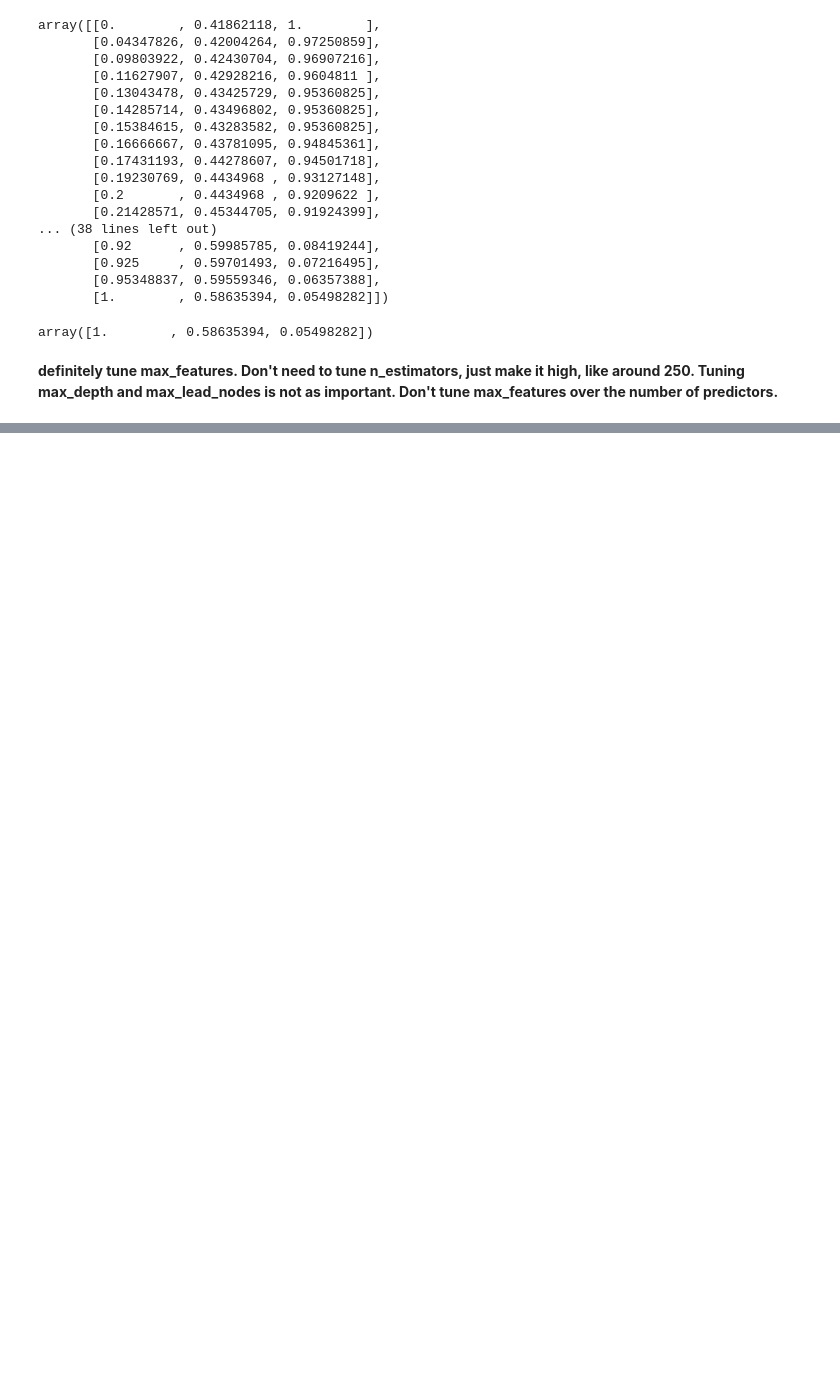
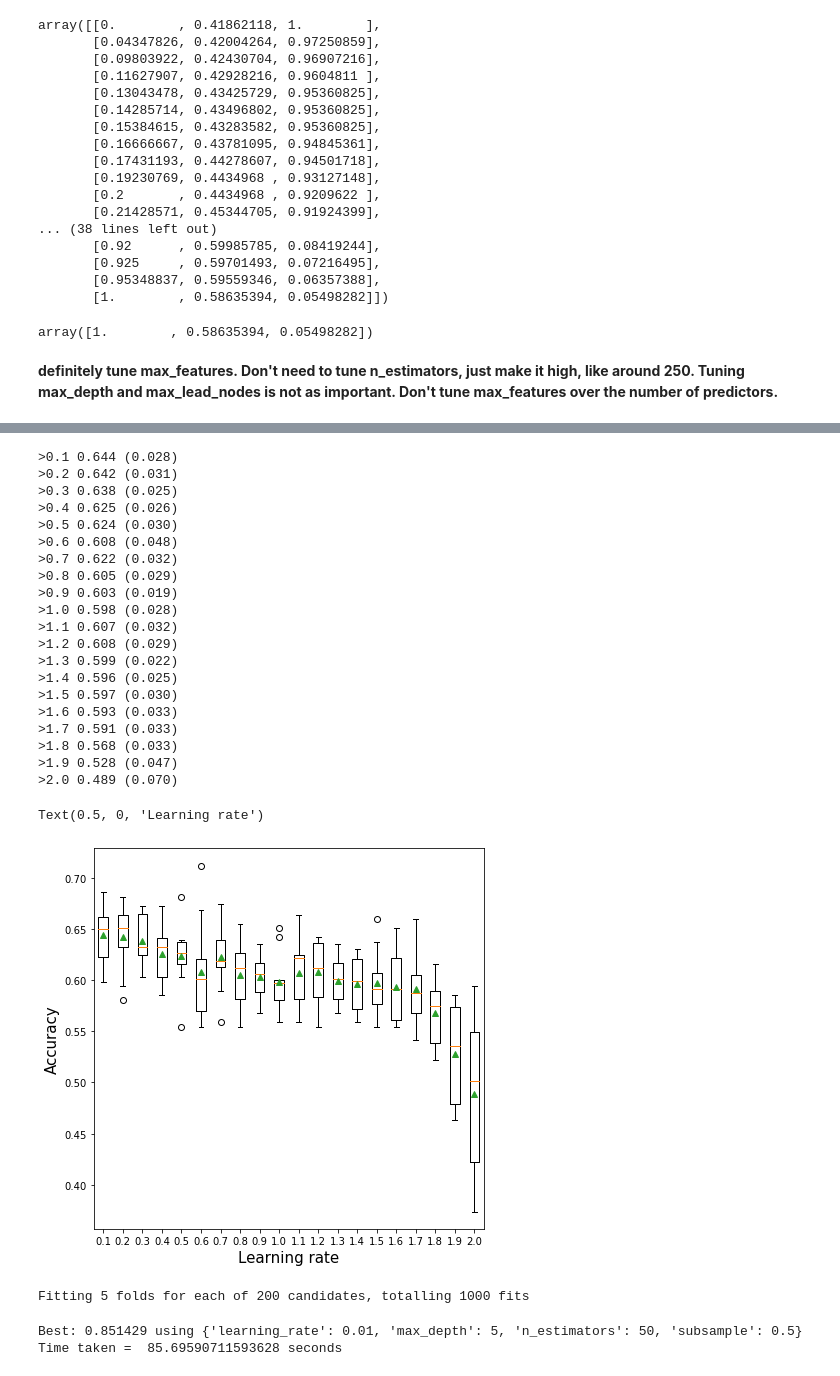
Before and after one commit to catherineerickson/STAT-303-3-Project, a Jupyter notebook: Bagged Decision Tree.ipynb, the cells around one changed output, grey strips where cells are left out. Drawn from its saved outputs; the diff is of its cells as text; code cells hidden in the pictures; blank space fills up the shorter version.

```diff
--- a/Bagged Decision Tree.ipynb
+++ b/Bagged Decision Tree.ipynb
@@ -223,0 +331,78 @@ array([1.        , 0.58635394, 0.05498282])
+# %%
+def get_models():
+    models = dict()
+    # explore learning rates from 0.1 to 2 in 0.1 increments
+    for i in np.arange(0.1, 2.1, 0.1):
+        key = '%.1f' % i
+        models[key] = GradientBoostingClassifier(learning_rate=i,random_state=1)
+    return models
+
+# evaluate a given model using cross-validation
+def evaluate_model(model, X_train, y_train):
+    # define the evaluation procedure
+    cv = KFold(n_splits=10, shuffle=True, random_state=1)
+    # evaluate the model and collect the results
+    scores = cross_val_score(model, X_train, y_train, scoring='accuracy', cv=cv, n_jobs=-1)
+    return scores
+
+# get the models to evaluate
+models = get_models()
+# evaluate the models and store results
+results, names = list(), list()
+for name, model in models.items():
+    # evaluate the model
+    scores = evaluate_model(model, X_train, y_train)
+    # store the results
+    results.append(scores)
+    names.append(name)
+    # summarize the performance along the way
+    print('>%s %.3f (%.3f)' % (name, np.mean(scores), np.std(scores)))
+# plot model performance for comparison
+plt.figure(figsize=(7, 7))
+plt.boxplot(results, labels=names, showmeans=True)
+plt.ylabel('Accuracy',fontsize=15)
+plt.xlabel('Learning rate',fontsize=15)
+# %% [output]
+>0.1 0.644 (0.028)
+>0.2 0.642 (0.031)
+>0.3 0.638 (0.025)
+>0.4 0.625 (0.026)
+>0.5 0.624 (0.030)
+>0.6 0.608 (0.048)
+>0.7 0.622 (0.032)
+>0.8 0.605 (0.029)
+>0.9 0.603 (0.019)
+>1.0 0.598 (0.028)
+>1.1 0.607 (0.032)
+>1.2 0.608 (0.029)
+>1.3 0.599 (0.022)
+>1.4 0.596 (0.025)
+>1.5 0.597 (0.030)
+>1.6 0.593 (0.033)
+>1.7 0.591 (0.033)
+>1.8 0.568 (0.033)
+>1.9 0.528 (0.047)
+>2.0 0.489 (0.070)
+Text(0.5, 0, 'Learning rate')
+[figure, added]
+# %%
+start_time = time.time()
+model = GradientBoostingClassifier(random_state=1)
+grid = dict()
+grid['n_estimators'] = [10, 50, 100,200]
+grid['learning_rate'] = [0.0001, 0.001, 0.01,0.1, 1.0]
+grid['max_depth'] = [1,3, 5, 7, 9]
+grid['subsample'] = [0.5,1.0]
+# define the evaluation procedure
+cv = StratifiedKFold(n_splits=5, shuffle=True, random_state=1)
+# define the grid search procedure
+grid_search = GridSearchCV(estimator=model, param_grid=grid, n_jobs=-1, cv=cv, verbose = True, scoring = 'precision')
+# execute the grid search
+grid_result = grid_search.fit(X_train, y_train)
+# summarize the best score and configuration
+print("Best: %f using %s" % (grid_result.best_score_, grid_result.best_params_))
+print("Time taken = ", time.time() - start_time, "seconds")
+# %% [output]
+Fitting 5 folds for each of 200 candidates, totalling 1000 fits
+Best: 0.851429 using {'learning_rate': 0.01, 'max_depth': 5, 'n_estimators': 50, 'subsample': 0.5}
+Time taken =  85.69590711593628 seconds
```
Also changed, not shown: parts of 26 cells of this notebook.
